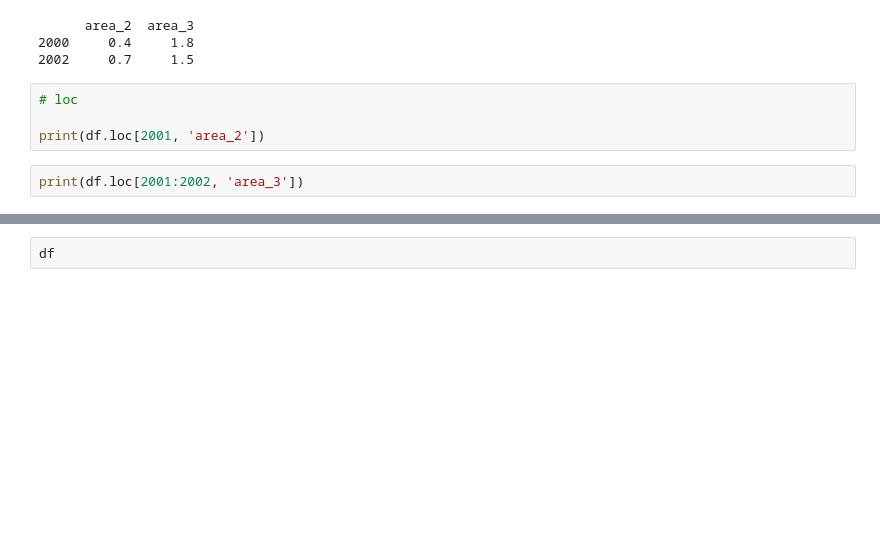
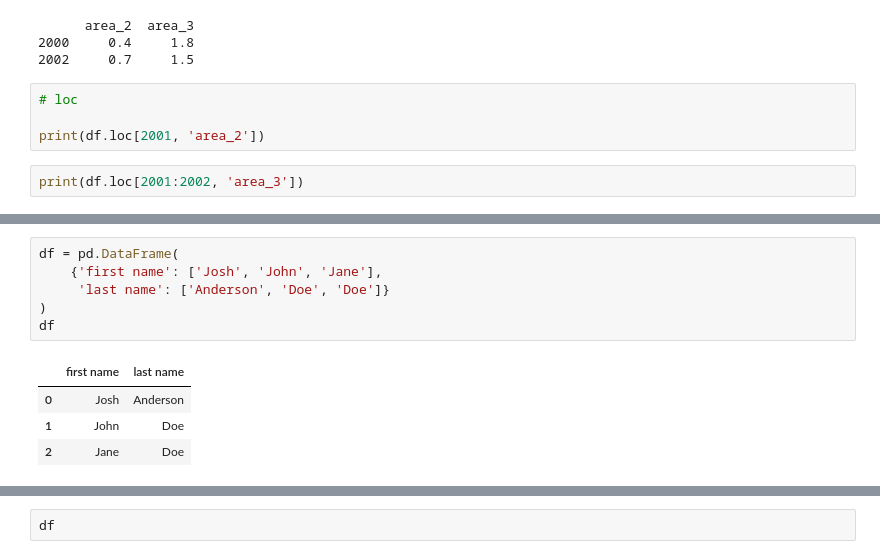
Before and after one commit to akashdktyagi/python-code, a Jupyter notebook: numPyAndPandaStuff/class_exercise_4.ipynb, the cells around one changed output, grey strips where cells are left out. Saved outputs shown, nothing was run; the diff lists cells and outputs as text; blank space fills up the shorter version.

```diff
--- a/numPyAndPandaStuff/class_exercise_4.ipynb
+++ b/numPyAndPandaStuff/class_exercise_4.ipynb
@@ -720,3 +980,14 @@ print(df.applymap(lambda s: s[0]))
+# %%
+df = pd.DataFrame(
+    {'first name': ['Josh', 'John', 'Jane'],
+     'last name': ['Anderson', 'Doe', 'Doe']}
+)
+df
+# %% [output]
+|  | first name | last name |
+| 0 | Josh | Anderson |
+| 1 | John | Doe |
+| 2 | Jane | Doe |
 # %%
 # pandas.Series.map()
 
```
Also changed, not shown: parts of 62 cells of this notebook.
